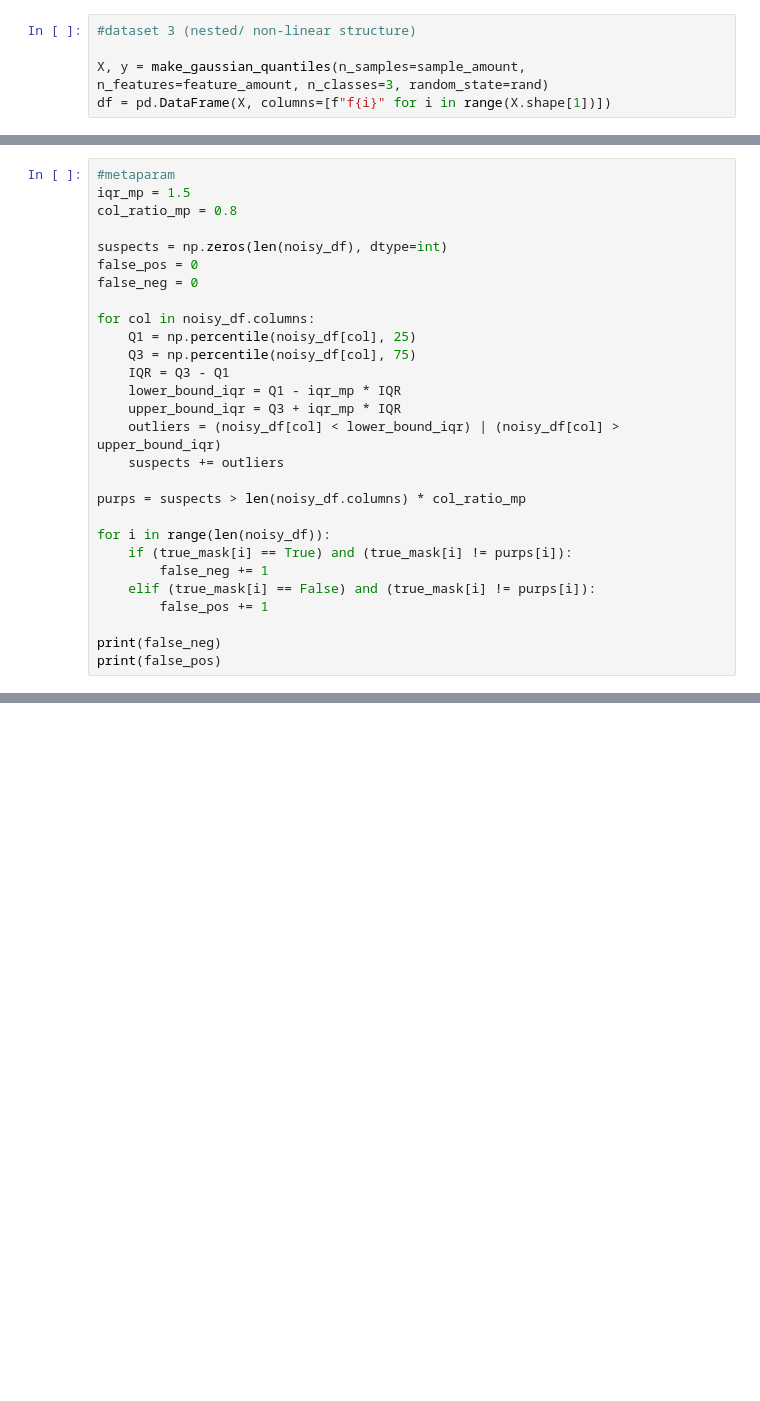
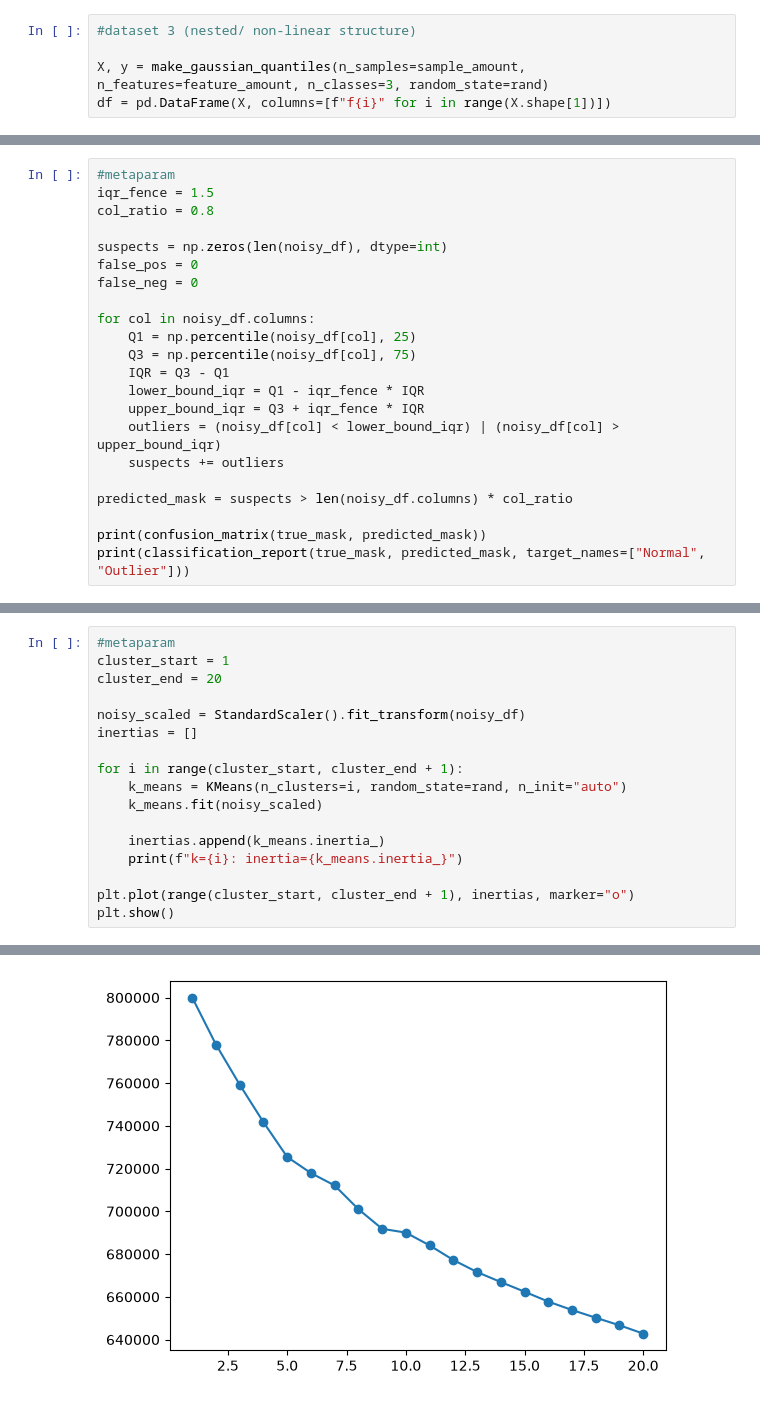
Before and after one commit to matr9s/DatSci_Noise, a Jupyter notebook: create.ipynb, the cells around one changed output, grey strips where cells are left out. Drawn from its saved outputs; the diff is of its cells as text; blank space fills up the shorter version.

```diff
--- a/create.ipynb
+++ b/create.ipynb
@@ -85,7 +95,7 @@ plt.show()
 # %%
 #metaparam
-iqr_mp = 1.5
-col_ratio_mp = 0.8
+iqr_fence = 1.5
+col_ratio = 0.8
 
 suspects = np.zeros(len(noisy_df), dtype=int)
 false_pos = 0
@@ -95,19 +105,13 @@ for col in noisy_df.columns:
     Q1 = np.percentile(noisy_df[col], 25)
     Q3 = np.percentile(noisy_df[col], 75)
     IQR = Q3 - Q1
-    lower_bound_iqr = Q1 - iqr_mp * IQR
-    upper_bound_iqr = Q3 + iqr_mp * IQR
+    lower_bound_iqr = Q1 - iqr_fence * IQR
+    upper_bound_iqr = Q3 + iqr_fence * IQR
     outliers = (noisy_df[col] < lower_bound_iqr) | (noisy_df[col] > upper_bound_iqr)
     suspects += outliers
 
-purps = suspects > len(noisy_df.columns) * col_ratio_mp
+predicted_mask = suspects > len(noisy_df.columns) * col_ratio
 
-for i in range(len(noisy_df)):
-    if (true_mask[i] == True) and (true_mask[i] != purps[i]):
-        false_neg += 1
-    elif (true_mask[i] == False) and (true_mask[i] != purps[i]):
-        false_pos += 1
-
-print(false_neg)
-print(false_pos)
+print(confusion_matrix(true_mask, predicted_mask))
+print(classification_report(true_mask, predicted_mask, target_names=["Normal", "Outlier"]))
 # %% [output]
@@ -115,0 +152,18 @@ print(false_pos)
+# %%
+#metaparam
+cluster_start = 1
+cluster_end = 20
+
+noisy_scaled = StandardScaler().fit_transform(noisy_df)
+inertias = []
+
+for i in range(cluster_start, cluster_end + 1):
+    k_means = KMeans(n_clusters=i, random_state=rand, n_init="auto")
+    k_means.fit(noisy_scaled)
+
+    inertias.append(k_means.inertia_)
+    print(f"k={i}: inertia={k_means.inertia_}")
+
+plt.plot(range(cluster_start, cluster_end + 1), inertias, marker="o")
+plt.show()
+# %% [output]
@@ -115,0 +190 @@ print(false_pos)
+[figure, added]
```
Also changed, not shown: parts of 10 cells of this notebook.
